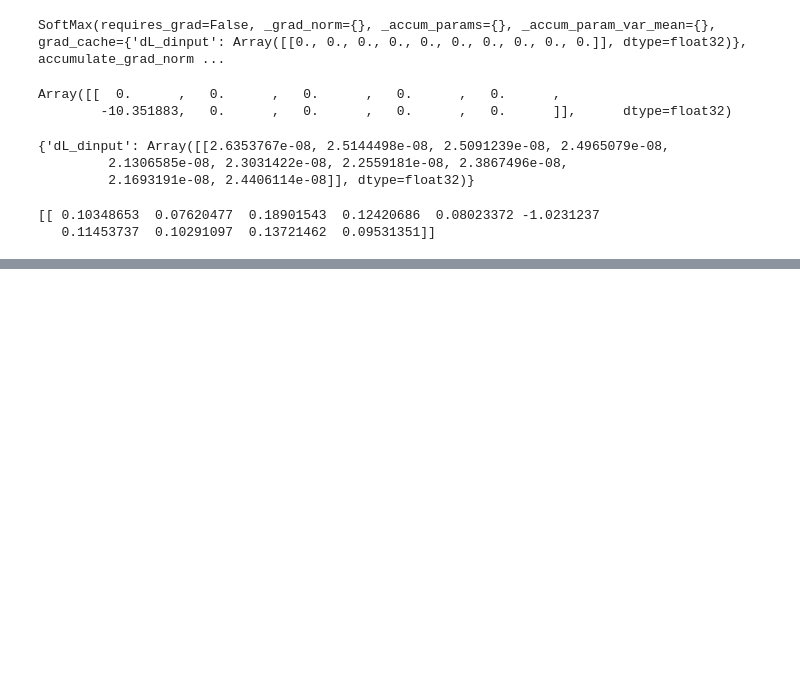
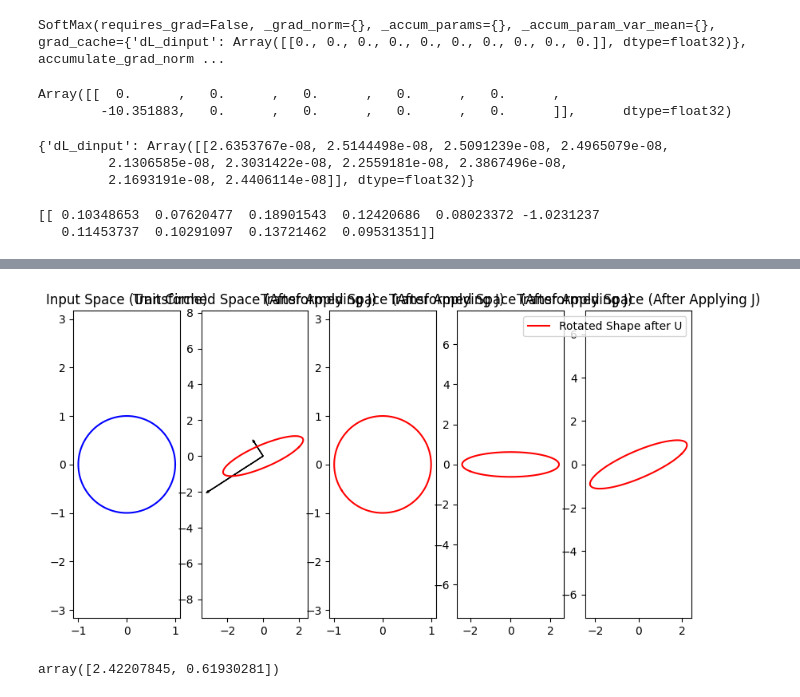
Before and after one commit to SanjithKumar2/MiniTorch, a Jupyter notebook: CNNVFC.ipynb, the cells around one changed output, grey strips where cells are left out. Saved outputs shown, nothing was run; the diff lists cells and outputs as text; code cells hidden in the pictures; blank space fills up the shorter version.

```diff
--- a/CNNVFC.ipynb
+++ b/CNNVFC.ipynb
@@ -322,0 +403,60 @@ class Dropout(ComputationNode):
+# %%
+import numpy as np
+import matplotlib.pyplot as plt
+
+# Step 1: Generate a 2D unit circle (100 points)
+theta = np.linspace(0, 2 * np.pi, 100)
+x = np.cos(theta)  # x-coordinates
+y = np.sin(theta)  # y-coordinates
+points_2d = np.vstack([x, y])  # Shape: (2, 100)
+
+# Step 2: Define a transformation matrix J
+J = np.array([[2, 1],  # This matrix stretches & rotates the space
+              [0.5, 1]])
+
+# Step 3: Apply the transformation
+transformed_points = J @ points_2d  # Matrix multiplication (Shape: (2, 100))
+
+# Step 4: Perform Singular Value Decomposition (SVD)
+U, S, Vt = np.linalg.svd(J)
+
+# Step 5: Visualize before and after transformation
+fig, ax = plt.subplots(1, 5, figsize=(10, 5))
+
+# Plot original space
+ax[0].plot(points_2d[0], points_2d[1], 'b-', label='Original Circle')
+ax[0].set_title("Input Space (Unit Circle)")
+ax[0].axis("equal")
+
+# Plot transformed space
+ax[1].plot(transformed_points[0], transformed_points[1], 'r-', label='Transformed Shape')
+ax[1].set_title("Transformed Space (After Applying J)")
+ax[1].axis("equal")
+rot_v1 = Vt @ points_2d
+ax[2].plot(rot_v1[0], rot_v1[1], 'r-', label='Rotated Shape after V.T')
+ax[2].set_title("Transformed Space (After Applying J)")
+ax[2].axis("equal")
+diag = np.diag(S)
+stret = diag @ rot_v1
+ax[3].plot(stret[0], stret[1], 'r-', label='Stretched Shape')
+ax[3].set_title("Transformed Space (After Applying J)")
+ax[3].axis("equal")
+rot_v2 = U @ stret
+ax[4].plot(rot_v2[0], rot_v2[1], 'r-', label='Rotated Shape after U')
+ax[4].set_title("Transformed Space (After Applying J)")
+ax[4].axis("equal")
+
+# Step 6: Plot principal axes (right singular vectors)
+for i in range(2):  # Two dimensions
+    vec = Vt[i]  # Right singular vectors (Input space principal axes)
+    scaled_vec = vec * S[i] * 1.5  # Scale for visualization
+    ax[1].arrow(0, 0, scaled_vec[0], scaled_vec[1], head_width=0.1, color='k', label=f"Singular Vector {i+1}")
+
+plt.legend()
+plt.show()
+# %% [output]
+[figure, added]
+# %%
+S
+# %% [output]
+array([2.42207845, 0.61930281])
```
Also changed, not shown: parts of 40 cells of this notebook, 2 other files.
